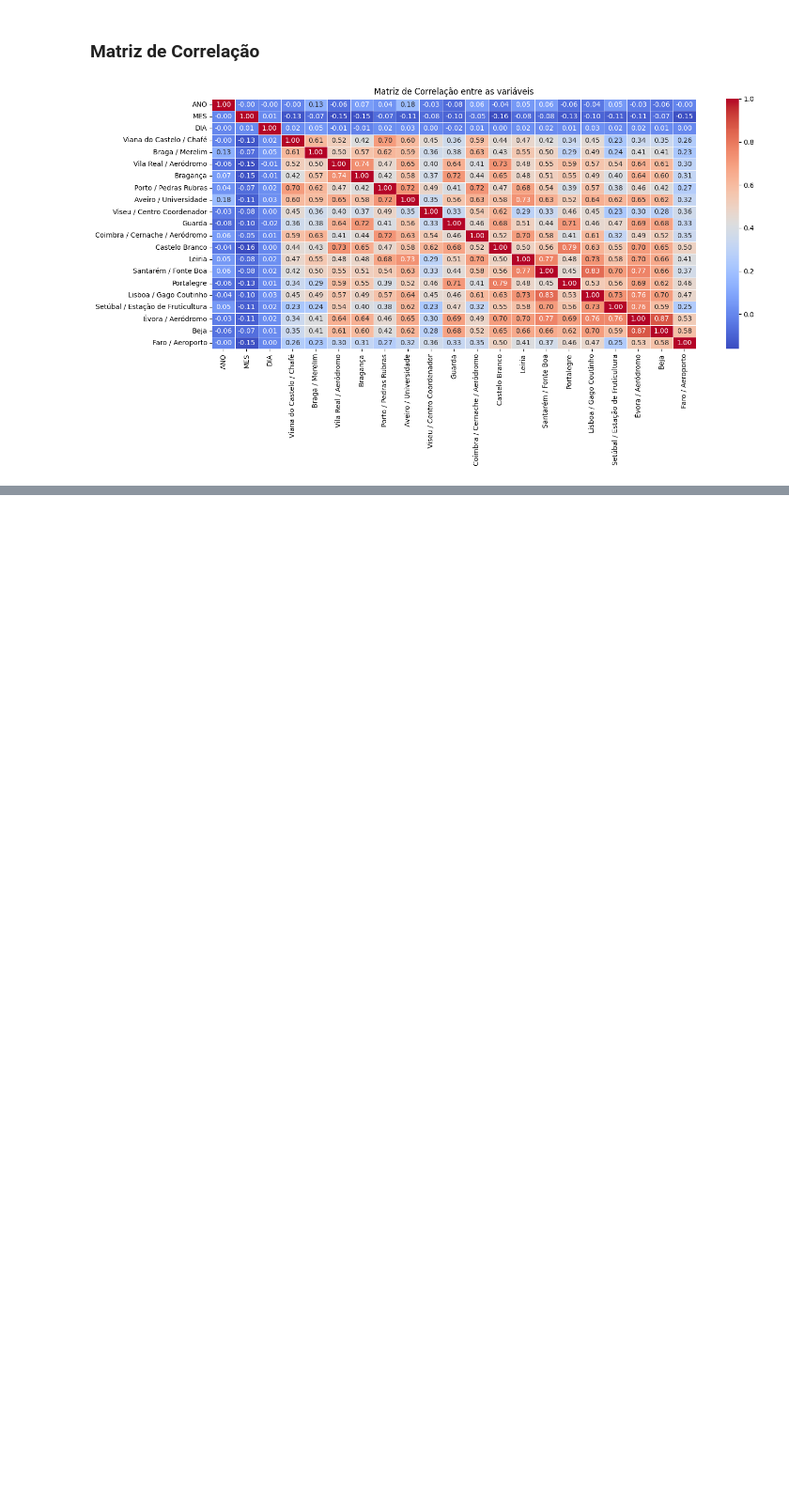
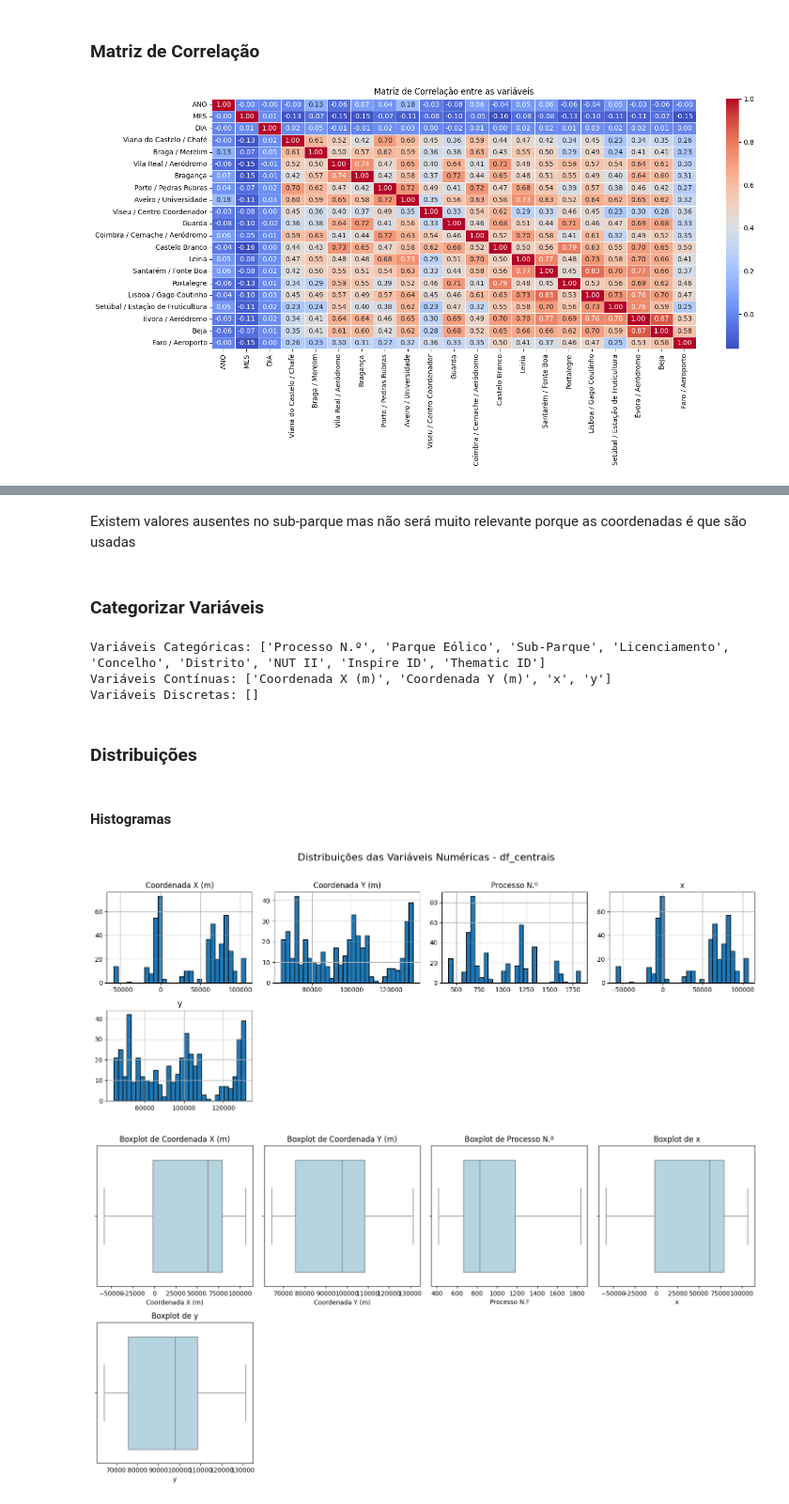
Before and after one commit to tjpoa/wind-energy-forecast, a Jupyter notebook: EDA.ipynb, the cells around one changed output, grey strips where cells are left out. Shown at 94% size. Drawn from its saved outputs; the diff is of its cells as text; code cells hidden in the pictures; blank space fills up the shorter version.

Commit message:
EDA_CentraisEolicas

```diff
--- a/EDA.ipynb
+++ b/EDA.ipynb
@@ -427,0 +525,58 @@ plt.show()
+# %% [markdown]
+Existem valores ausentes no sub-parque mas não será muito relevante porque as coordenadas é que são usadas
+# %% [markdown]
+### Categorizar Variáveis
+# %%
+categorical_vars_centrais = []
+continuous_vars_centrais = []
+discrete_vars_centrais = []
+
+for column in df_centrais.columns:
+    if df_centrais[column].dtype == 'object':
+        categorical_vars_centrais.append(column)
+    elif df_centrais[column].dtype in ['float64', 'int64']:
+        if df_centrais[column].nunique() > 20:
+            continuous_vars_centrais.append(column)
+        else:
+            discrete_vars_centrais.append(column)
+
+print("Variáveis Categóricas:", categorical_vars_centrais)
+print("Variáveis Contínuas:", continuous_vars_centrais)
+print("Variáveis Discretas:", discrete_vars_centrais)
+# %% [output]
+Variáveis Categóricas: ['Processo N.º', 'Parque Eólico', 'Sub-Parque', 'Licenciamento', 'Concelho', 'Distrito', 'NUT II', 'Inspire ID', 'Thematic ID']
+Variáveis Contínuas: ['Coordenada X (m)', 'Coordenada Y (m)', 'x', 'y']
+Variáveis Discretas: []
+# %% [markdown]
+### Distribuições
+# %% [markdown]
+#### Histogramas
+# %%
+# Selecionar apenas variáveis numéricas em df_centrais
+df_numerical_centrais = df_centrais.select_dtypes(include=['int64', 'float64'])
+
+# Calcular o número de variáveis numéricas
+num_vars = len(df_numerical_centrais.columns)
+num_cols = 4  # Número fixo de colunas
+num_rows = int(np.ceil(num_vars / num_cols))  # Número de linhas necessárias
+
+# Plotar histogramas para todas as variáveis numéricas
+df_numerical_centrais.hist(bins=30, figsize=(15, 3*num_rows), layout=(num_rows, num_cols), edgecolor='black')
+
+# Ajustar título e layout
+plt.suptitle("Distribuições das Variáveis Numéricas - df_centrais", fontsize=16)
+plt.tight_layout(rect=[0, 0, 1, 0.96])  # Deixar espaço para o título
+plt.show()
+
+# Plotar boxplots para todas as variáveis numéricas (para verificar outliers)
+plt.figure(figsize=(15, 4*num_rows))
+for i, column in enumerate(df_numerical_centrais.columns):
+    plt.subplot(num_rows, num_cols, i+1)
+    sns.boxplot(data=df_numerical_centrais, x=column, color='lightblue')
+    plt.title(f"Boxplot de {column}")
+
+plt.tight_layout()
+plt.show()
+# %% [output]
+[figure, added]
+[figure, added]
```
Also changed, not shown: parts of 23 cells of this notebook.
